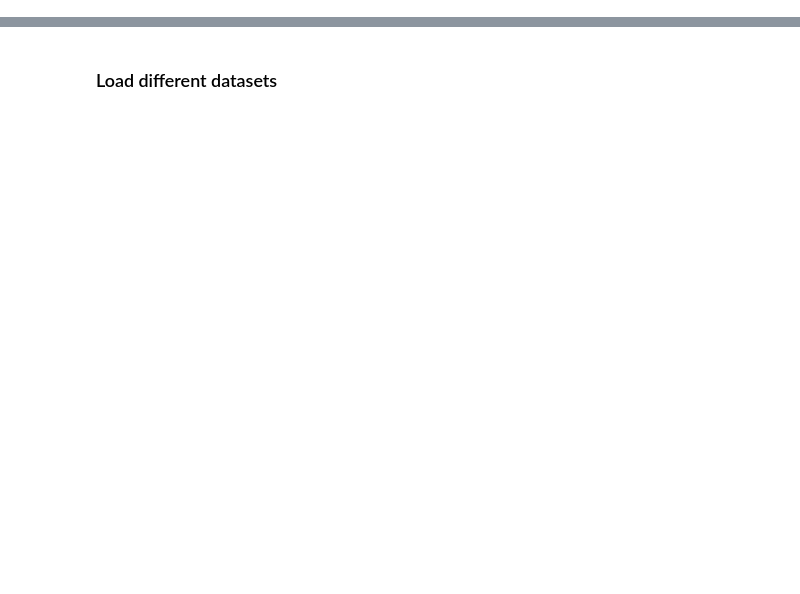
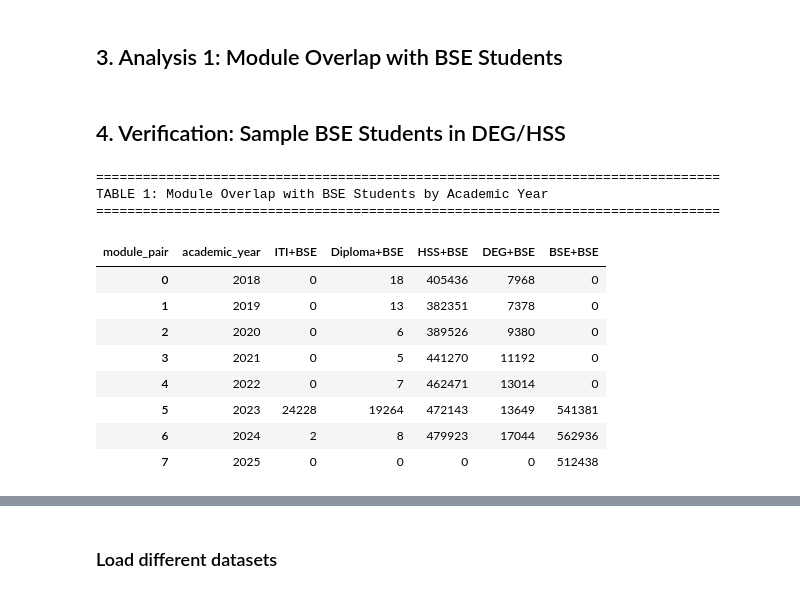
Before and after one commit to Data-Policy-and-Innovation-Centre/sams, a Jupyter notebook: notebooks/integrating-unique-key.ipynb, the cells around one changed output, grey strips where cells are left out. Saved outputs shown, nothing was run; the diff lists cells and outputs as text; code cells hidden in the pictures; blank space fills up the shorter version.

```diff
--- a/notebooks/integrating-unique-key.ipynb
+++ b/notebooks/integrating-unique-key.ipynb
@@ -2,0 +480,4 @@
+# %% [markdown]
+## 3. Analysis 1: Module Overlap with BSE Students
+# %% [markdown]
+## 4. Verification: Sample BSE Students in DEG/HSS
@@ -2,0 +486,36 @@
+# %%
+# Pivot the data to create wide format table: academic_year | ITI+BSE | Diploma+BSE | HSS+BSE | DEG+BSE
+pivot_df = overlap_df.pivot(
+    index='academic_year',
+    columns='module_pair',
+    values='overlap_count'
+).reset_index()
+
+# Fill NaN values with 0
+pivot_df = pivot_df.fillna(0).astype({col: int for col in pivot_df.columns if col != 'academic_year'})
+
+# Reorder columns
+desired_order = ['academic_year', 'ITI+BSE', 'Diploma+BSE', 'HSS+BSE', 'DEG+BSE']
+existing_cols = [col for col in desired_order if col in pivot_df.columns]
+other_cols = [col for col in pivot_df.columns if col not in existing_cols]
+final_cols = existing_cols + other_cols
+
+pivot_df = pivot_df[final_cols]
+
+print("\n" + "="*80)
+print("TABLE 1: Module Overlap with BSE Students by Academic Year")
+print("="*80)
+pivot_df
+# %% [output]
+================================================================================
+TABLE 1: Module Overlap with BSE Students by Academic Year
+================================================================================
+| module_pair | academic_year | ITI+BSE | Diploma+BSE | HSS+BSE | DEG+BSE | BSE+BSE |
+| 0 | 2018 | 0 | 18 | 405436 | 7968 | 0 |
+| 1 | 2019 | 0 | 13 | 382351 | 7378 | 0 |
+| 2 | 2020 | 0 | 6 | 389526 | 9380 | 0 |
+| 3 | 2021 | 0 | 5 | 441270 | 11192 | 0 |
+| 4 | 2022 | 0 | 7 | 462471 | 13014 | 0 |
+| 5 | 2023 | 24228 | 19264 | 472143 | 13649 | 541381 |
+| 6 | 2024 | 2 | 8 | 479923 | 17044 | 562936 |
+| 7 | 2025 | 0 | 0 | 0 | 0 | 512438 |
```
Also changed, not shown: parts of 56 cells of this notebook.
